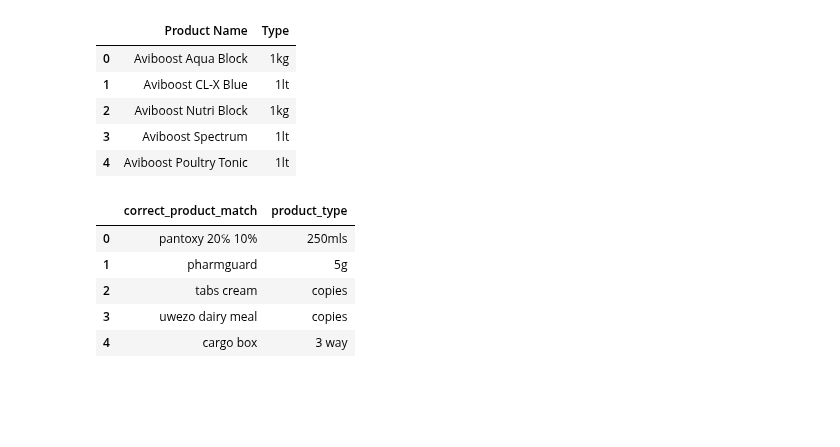
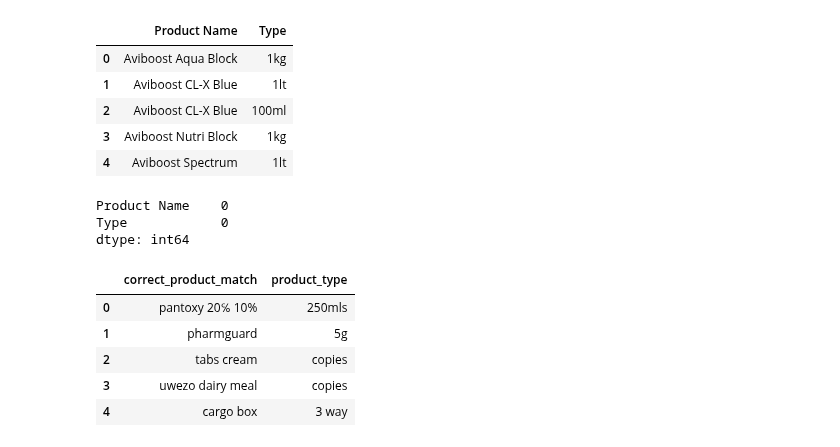
Before and after one commit to natbernard/Clustering-for-Product-Matching, a Jupyter notebook: models/model_v2/product_types_cleanup.ipynb, the cells around one changed output. Cells and saved outputs as stored; diff of their text form; code cells hidden in the pictures; blank space fills up the shorter version.

```diff
--- a/models/model_v2/product_types_cleanup.ipynb
+++ b/models/model_v2/product_types_cleanup.ipynb
@@ -11,21 +11,27 @@ warnings.filterwarnings("ignore")
 # %%
 # loading the product list
 iprocure_prods_df = pd.read_excel('/home/natasha/Documents/Iprocure/Clustering-for-Product-Matching/data/data_v2/product_list.xlsx')
 cols = ['Product Name', 'Type']
 iprocure_prods_df = iprocure_prods_df[cols]
 
 # dropping product_name duplicates
-iprocure_prods_df = iprocure_prods_df.drop_duplicates(subset=['Product Name'], keep='first').reset_index(drop=True)
+iprocure_prods_df = iprocure_prods_df.drop_duplicates(keep='first').reset_index(drop=True)
 
 pd.set_option('display.max_columns',None)
 iprocure_prods_df.head()
 # %% [output]
 |  | Product Name | Type |
 | 0 | Aviboost Aqua Block | 1kg |
 | 1 | Aviboost CL-X Blue | 1lt |
-| 2 | Aviboost Nutri Block | 1kg |
-| 3 | Aviboost Spectrum | 1lt |
-| 4 | Aviboost Poultry Tonic | 1lt |
+| 2 | Aviboost CL-X Blue | 100ml |
+| 3 | Aviboost Nutri Block | 1kg |
+| 4 | Aviboost Spectrum | 1lt |
+# %%
+iprocure_prods_df.isna().sum()
+# %% [output]
+Product Name    0
+Type            0
+dtype: int64
 # %%
 product_type_df = pd.read_csv('/home/natasha/Documents/Iprocure/Clustering-for-Product-Matching/data/data_v2/dirty_product_types.csv')
 product_type_df.head()
```
Also changed, not shown: parts of 27 cells of this notebook, 5 other files.
